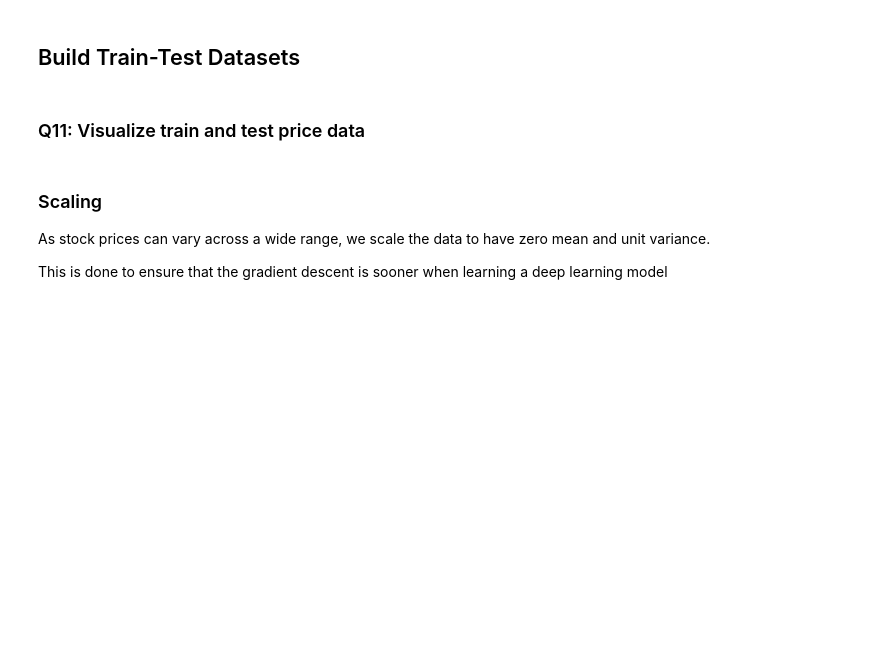
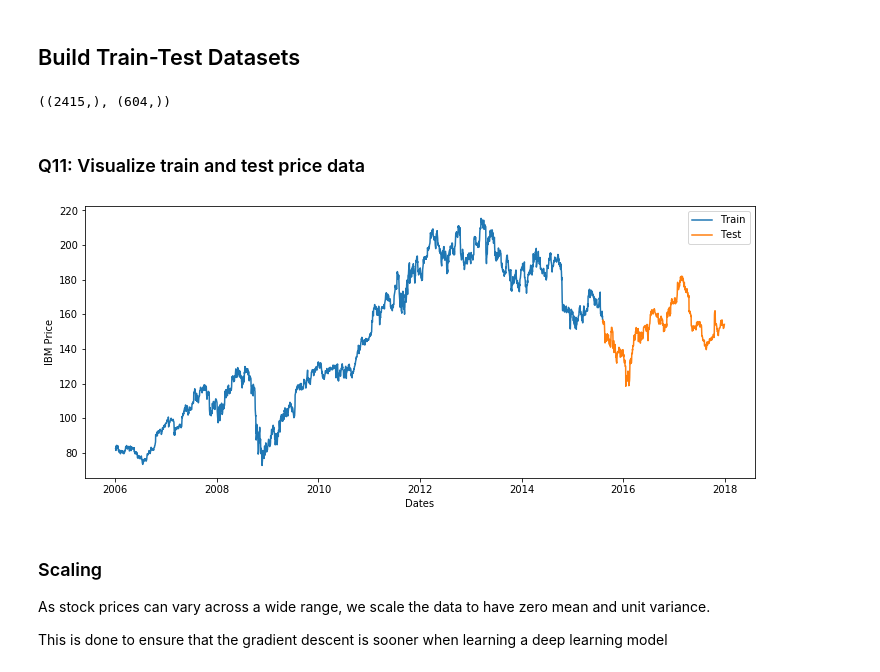
Before and after one commit to narek-g/mec-mini-projects, a Jupyter notebook: mec-18.5.1-time-series-analysis-mini-project/Mini_Project_Time_Series_Forecasting.ipynb, the cells around one changed output. Drawn from its saved outputs; the diff is of its cells as text; code cells hidden in the pictures; blank space fills up the shorter version.

```diff
--- a/mec-18.5.1-time-series-analysis-mini-project/Mini_Project_Time_Series_Forecasting.ipynb
+++ b/mec-18.5.1-time-series-analysis-mini-project/Mini_Project_Time_Series_Forecasting.ipynb
@@ -436,7 +500,9 @@ from tensorflow.keras.optimizers import SGD
 # %% [markdown]
 ### Load Data
 # %%
-df = pd.read_csv("IBM_2006-01-01_to_2018-01-01.csv")
+# df = pd.read_csv("IBM_2006-01-01_to_2018-01-01.csv")
+df = pd.read_csv("IBM_2006-01-01_to_2018-01-01.csv.zip")
+
 df.isnull().values.any()
 df = df.dropna()
 
@@ -453,8 +527,20 @@ train_data, test_data = df.iloc[0:int(len(df)*0.8), :], df.iloc[int(len(df)*0.8)
 train_series = train_data['Open']
 test_series = test_data['Open']
 train_series.shape, test_series.shape
+# %% [output]
+((2415,), (604,))
 # %% [markdown]
 ### Q11: Visualize train and test price data
+# %%
+plt.figure(figsize = (12,5))
+plt.plot(train_series, label='Train')
+plt.plot(test_series, label='Test')
+plt.xlabel('Dates')
+plt.ylabel('IBM Price')
+plt.legend()
+plt.show()
+# %% [output]
+[figure, added]
 # %% [markdown]
 ### Scaling
 As stock prices can vary across a wide range, we scale the data to have zero mean and unit variance.
```
Also changed, not shown: parts of 31 cells of this notebook.
